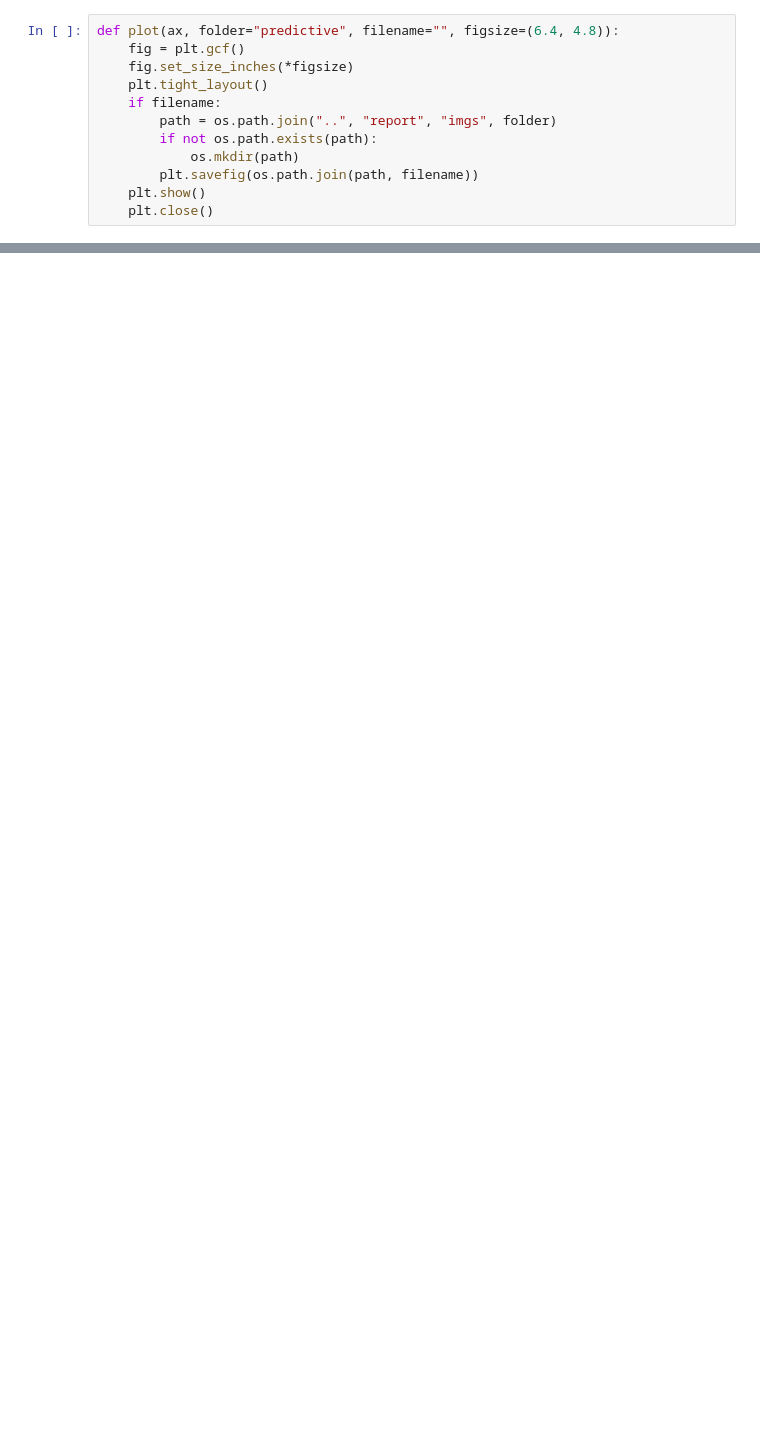
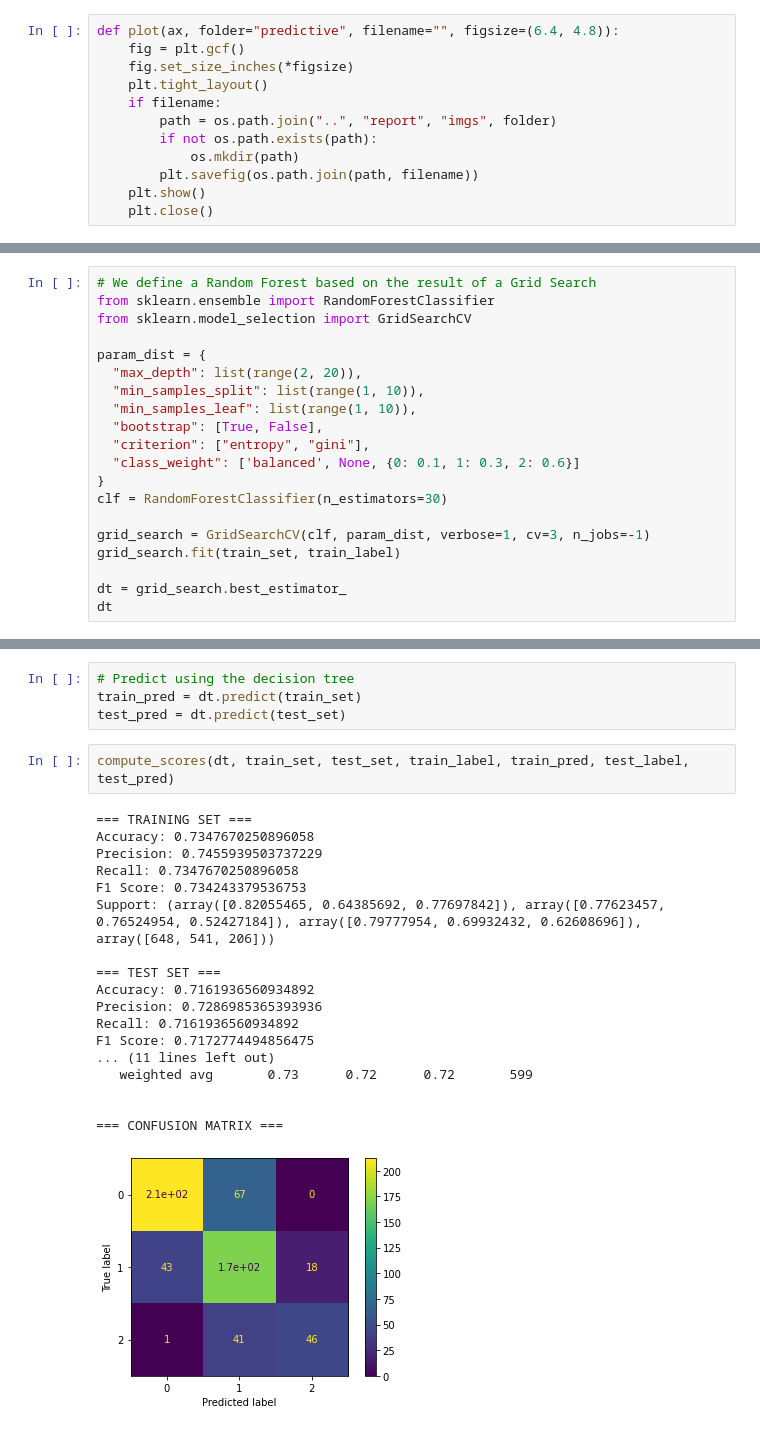
Before and after one commit to CoffeeStraw/Store-Customers-Analysis, a Jupyter notebook: project/predictive_analysis_2.ipynb, the cells around one changed output, grey strips where cells are left out. Cells and saved outputs as stored; diff of their text form; blank space fills up the shorter version.

```diff
--- a/project/predictive_analysis_2.ipynb
+++ b/project/predictive_analysis_2.ipynb
@@ -121,0 +172,20 @@ plt.scatter(test_set.iloc[:, 4].values, test_set.iloc[:, 2].values, c=test_pred_
+# %%
+# We define a Random Forest based on the result of a Grid Search
+from sklearn.ensemble import RandomForestClassifier
+from sklearn.model_selection import GridSearchCV
+
+param_dist = {
+  "max_depth": list(range(2, 20)),
+  "min_samples_split": list(range(1, 10)),
+  "min_samples_leaf": list(range(1, 10)),
+  "bootstrap": [True, False],
+  "criterion": ["entropy", "gini"],
+  "class_weight": ['balanced', None, {0: 0.1, 1: 0.3, 2: 0.6}]
+}
+clf = RandomForestClassifier(n_estimators=30)
+
+grid_search = GridSearchCV(clf, param_dist, verbose=1, cv=3, n_jobs=-1)
+grid_search.fit(train_set, train_label)
+
+dt = grid_search.best_estimator_
+dt
@@ -121,0 +219,25 @@ plt.scatter(test_set.iloc[:, 4].values, test_set.iloc[:, 2].values, c=test_pred_
+# %%
+# Predict using the decision tree
+train_pred = dt.predict(train_set)
+test_pred = dt.predict(test_set)
+# %%
+compute_scores(dt, train_set, test_set, train_label, train_pred, test_label, test_pred)
+# %% [output]
+=== TRAINING SET ===
+Accuracy: 0.7347670250896058
+Precision: 0.7455939503737229
+Recall: 0.7347670250896058
+F1 Score: 0.734243379536753
+Support: (array([0.82055465, 0.64385692, 0.77697842]), array([0.77623457, 0.76524954, 0.52427184]), array([0.79777954, 0.69932432, 0.62608696]), array([648, 541, 206]))
+
+=== TEST SET ===
+Accuracy: 0.7161936560934892
+Precision: 0.7286985365393936
+Recall: 0.7161936560934892
+F1 Score: 0.7172774494856475
+... (11 lines left out)
+   weighted avg       0.73      0.72      0.72       599
+
+
+=== CONFUSION MATRIX ===
+[figure, added]
```
Also changed, not shown: parts of 45 cells of this notebook, 2 other files.
